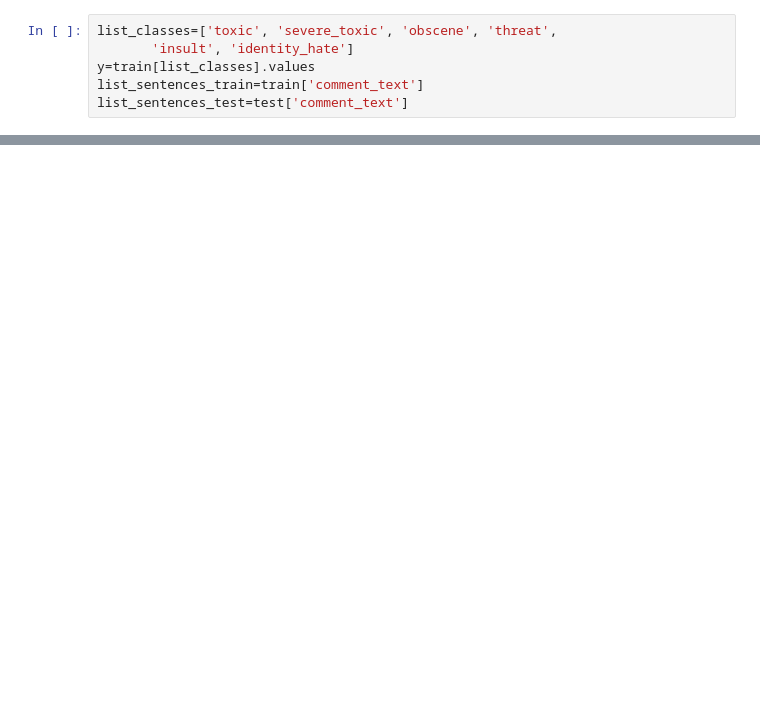
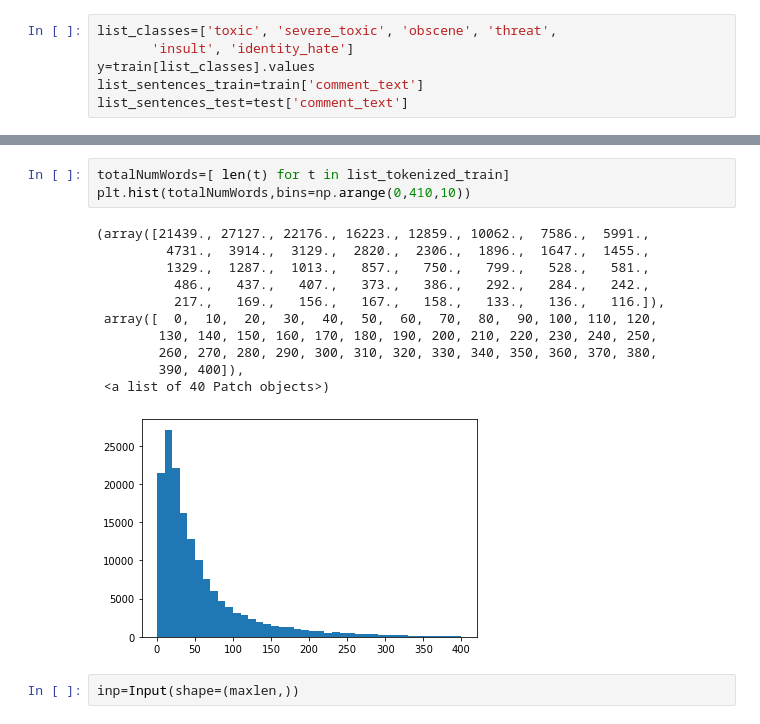
Before and after one commit to Teake1404/Shuqing-Ke-s-Python-Code-Projects, a Jupyter notebook: toxic_comments.ipynb, the cells around one changed output, grey strips where cells are left out. Cells and saved outputs as stored; diff of their text form; blank space fills up the shorter version.

```diff
--- a/toxic_comments.ipynb
+++ b/toxic_comments.ipynb
@@ -41,0 +89,17 @@ list_tokenized_test=tokenizer.texts_to_sequences(list_sentences_test)
+# %%
+totalNumWords=[ len(t) for t in list_tokenized_train]
+plt.hist(totalNumWords,bins=np.arange(0,410,10))
+# %% [output]
+(array([21439., 27127., 22176., 16223., 12859., 10062.,  7586.,  5991.,
+         4731.,  3914.,  3129.,  2820.,  2306.,  1896.,  1647.,  1455.,
+         1329.,  1287.,  1013.,   857.,   750.,   799.,   528.,   581.,
+          486.,   437.,   407.,   373.,   386.,   292.,   284.,   242.,
+          217.,   169.,   156.,   167.,   158.,   133.,   136.,   116.]),
+ array([  0,  10,  20,  30,  40,  50,  60,  70,  80,  90, 100, 110, 120,
+        130, 140, 150, 160, 170, 180, 190, 200, 210, 220, 230, 240, 250,
+        260, 270, 280, 290, 300, 310, 320, 330, 340, 350, 360, 370, 380,
+        390, 400]),
+ <a list of 40 Patch objects>)
+[figure, added]
+# %%
+inp=Input(shape=(maxlen,))
```
Also changed, not shown: parts of 62 cells of this notebook.
